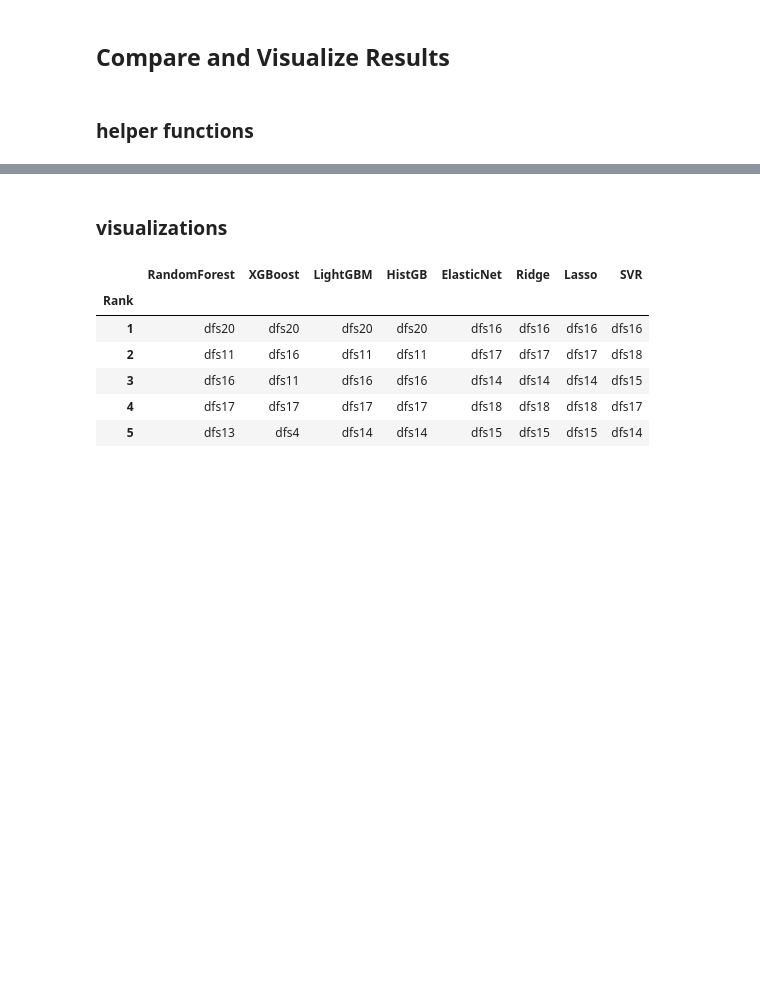
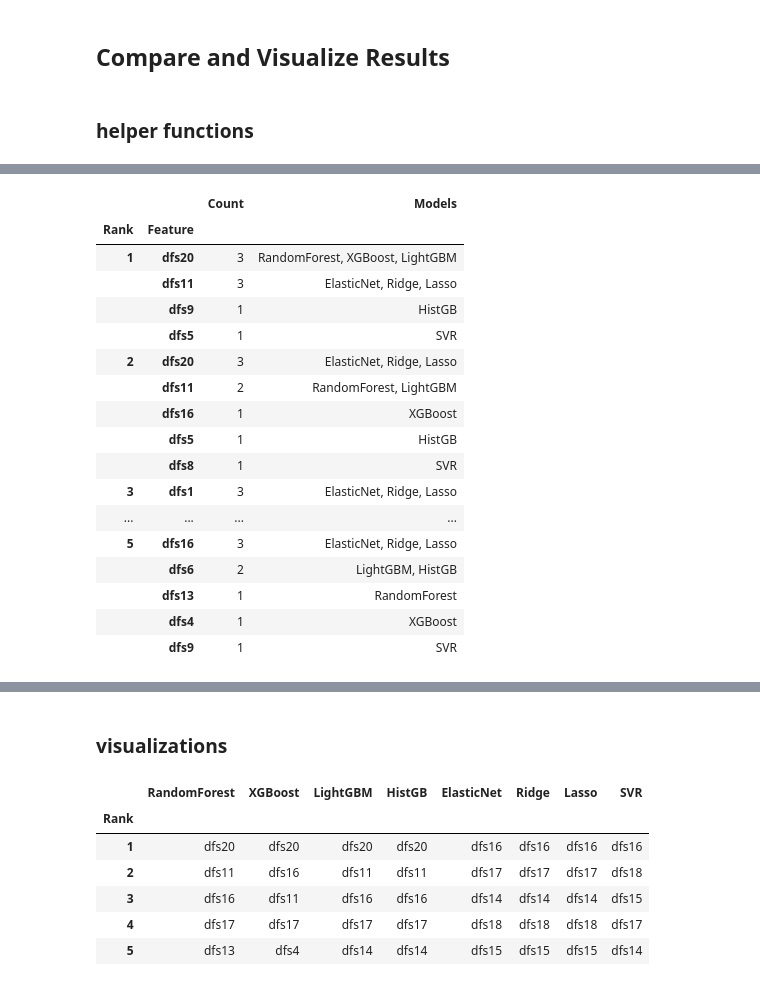
Before and after one commit to oral-health-and-disease-ontologies/DFA-Study, a Jupyter notebook: notebooks/superdataset-feature-analysis.ipynb, the cells around one changed output, grey strips where cells are left out. Drawn from its saved outputs; the diff is of its cells as text; code cells hidden in the pictures; blank space fills up the shorter version.

```diff
--- a/notebooks/superdataset-feature-analysis.ipynb
+++ b/notebooks/superdataset-feature-analysis.ipynb
@@ -1179,0 +1397,21 @@ def align_rank_counts(*rank_counts_list):
+# %%
+rank_feature_counts_long(native_rank_df, top_n=5, include_models=True)
+# %% [output]
+|  |  | Count | Models |
+| Rank | Feature |  |  |
+| 1 | dfs20 | 3 | RandomForest, XGBoost, LightGBM |
+|  | dfs11 | 3 | ElasticNet, Ridge, Lasso |
+|  | dfs9 | 1 | HistGB |
+|  | dfs5 | 1 | SVR |
+| 2 | dfs20 | 3 | ElasticNet, Ridge, Lasso |
+|  | dfs11 | 2 | RandomForest, LightGBM |
+|  | dfs16 | 1 | XGBoost |
+|  | dfs5 | 1 | HistGB |
+|  | dfs8 | 1 | SVR |
+| 3 | dfs1 | 3 | ElasticNet, Ridge, Lasso |
+| ... | ... | ... | ... |
+| 5 | dfs16 | 3 | ElasticNet, Ridge, Lasso |
+|  | dfs6 | 2 | LightGBM, HistGB |
+|  | dfs13 | 1 | RandomForest |
+|  | dfs4 | 1 | XGBoost |
+|  | dfs9 | 1 | SVR |
```
Also changed, not shown: parts of 26 cells of this notebook.
